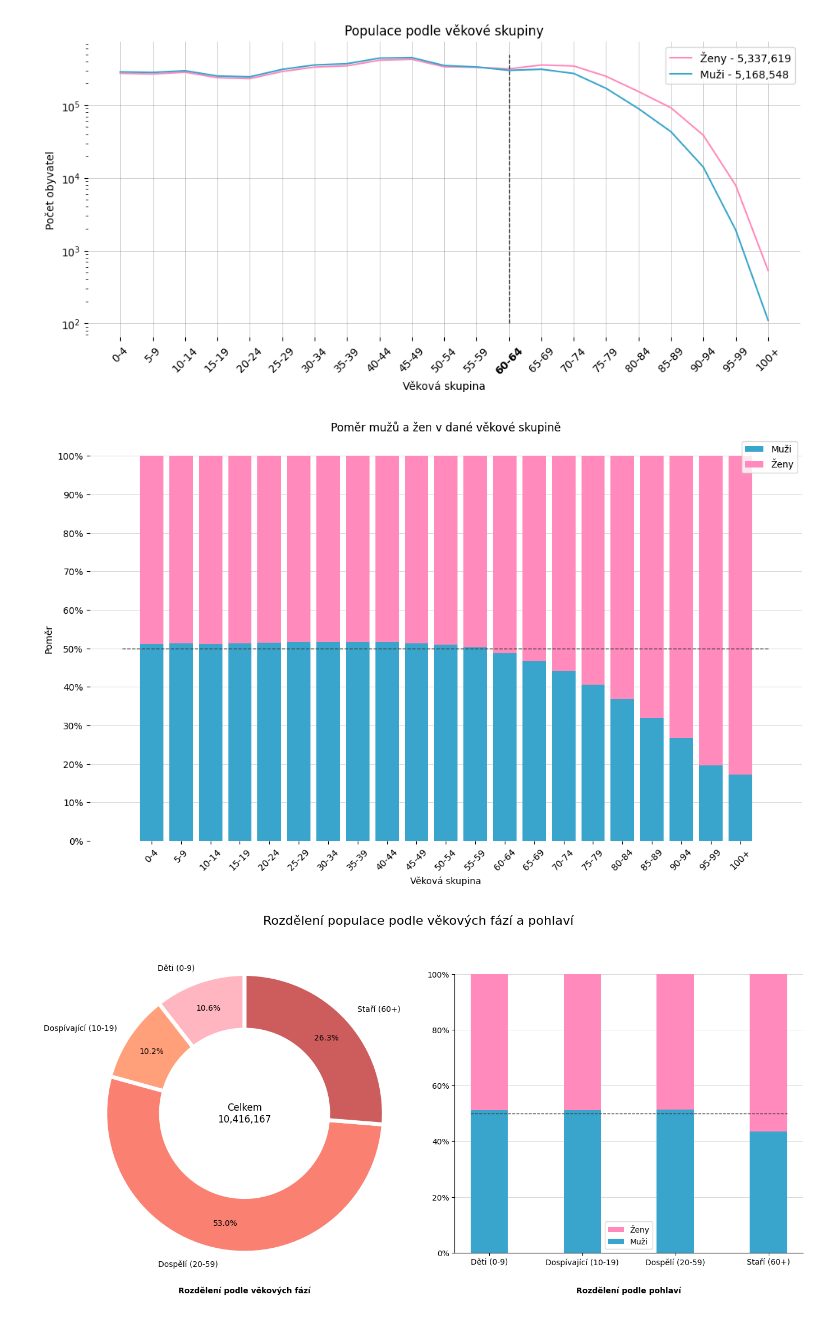
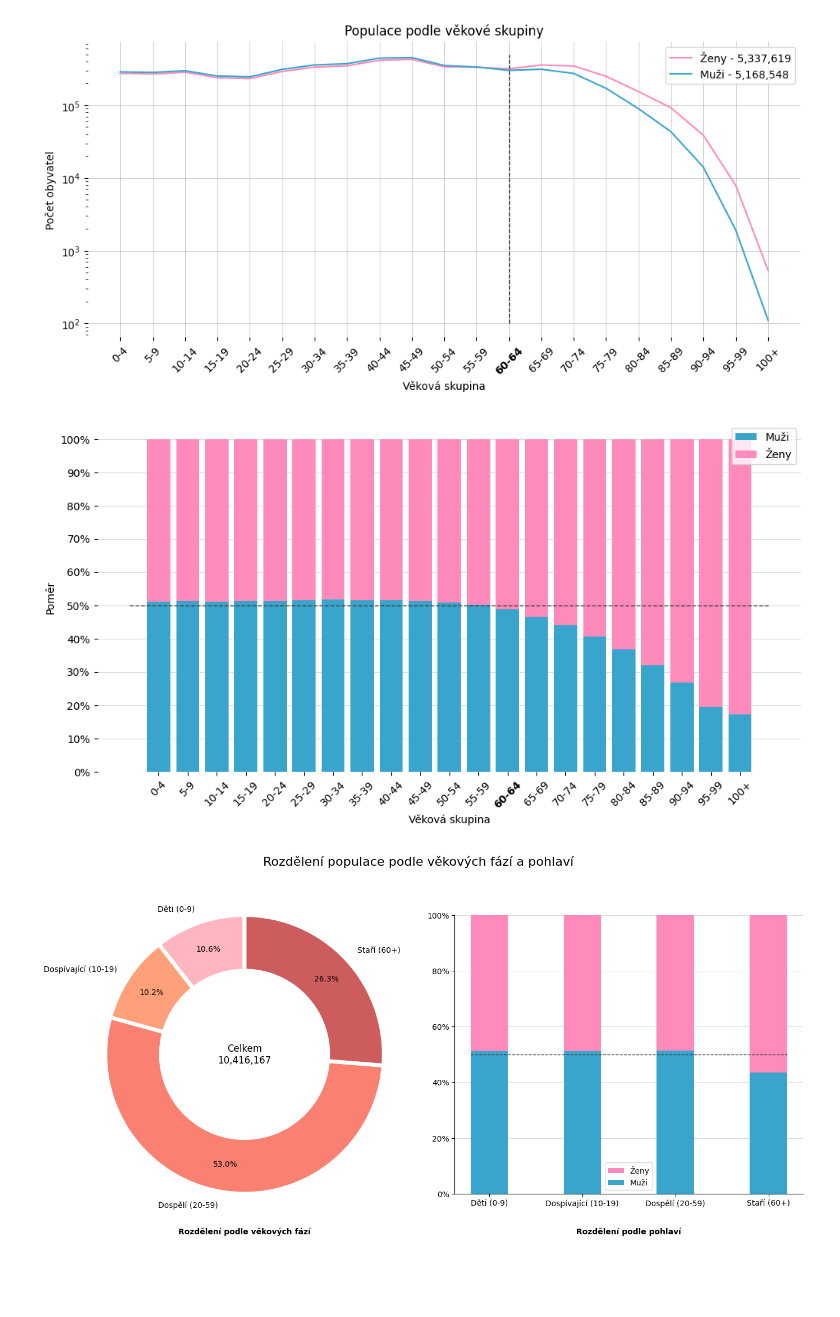
Before and after one commit to rcech44/sp_scitani_lidu, a Jupyter notebook: python_analysis/analysis.ipynb, the cells around one changed output. Drawn from its saved outputs; the diff is of its cells as text; code cells hidden in the pictures; blank space fills up the shorter version.

```diff
--- a/python_analysis/analysis.ipynb
+++ b/python_analysis/analysis.ipynb
@@ -729,46 +773,52 @@ men_counts = [
     350923, 334736, 300966, 311547, 272729, 170234, 89505, 43212, 14110, 1927, 111
 ]
 
+# Pozice pro skupiny sloupců
+index = np.arange(len(age_groups))
+
 # Výpočet poměrů pro každou skupinu
 total_counts = [w + m for w, m in zip(women_counts, men_counts)]
 women_ratios = [w / t for w, t in zip(women_counts, total_counts)]
 men_ratios = [m / t for m, t in zip(men_counts, total_counts)]
 
 # Vytvoření grafu s normalizovanými sloupci
-fig, ax = plt.subplots(figsize=(14, 8))
+fig, ax = plt.subplots(figsize=(12, 6))
 
 # Nastavení výšky každého sloupce na 1 pro normalizaci
 bar1 = ax.bar(age_groups, men_ratios, label='Muži', color='#39a5cc')
 bar2 = ax.bar(age_groups, women_ratios, bottom=men_ratios, label='Ženy', color='#ff8abb')
 
 # Přidání popisků a legendy
 ax.set_xlabel('Věková skupina')
 ax.set_ylabel('Poměr')
-ax.set_title('Poměr mužů a žen v dané věkové skupině')
+# ax.set_title('Poměr mužů a žen v dané věkové skupině')
 ax.set_xticks(index)
 ax.set_xticklabels(age_groups, rotation=45)
 ax.legend()
 
 # Odstranění ohraničení grafu
 ax.spines['top'].set_visible(False)
 ax.spines['right'].set_visible(False)
 ax.spines['left'].set_visible(False)
 ax.spines['bottom'].set_visible(False)
+
+# Zvýraznění popisku pro skupinu '60-64' tučně
+ax.get_xticklabels()[12].set_weight('bold')
 
 # Přidání horizontální čáry na úrovni 50%, omezené na rozsah dat
 ax.hlines(y=0.5, xmin=-1, xmax=len(age_groups), colors='#404040', linestyles='--', linewidth=1)
 
 # Nastavení Y osy na procenta
 ax.set_yticks(np.arange(0, 1.1, 0.1))
 ax.set_yticklabels([f'{int(y*100)}%' for y in np.arange(0, 1.1, 0.1)])
 
 ax.set_axisbelow(True)
 ax.grid(True, which='major', linestyle='-', linewidth='0.5', color='#CCCCCC', axis='y')
 
 # Zobrazení grafu
 plt.show()
 # %% [output]
-[figure, old version]
+[figure, new version]
 # %%
 # Data pro oba grafy
 group_names = ['Děti (0-9)', 'Dospívající (10-19)', 'Dospělí (20-59)', 'Staří (60+)']
```
Also changed, not shown: parts of 2 cells of this notebook, 3 other files.
